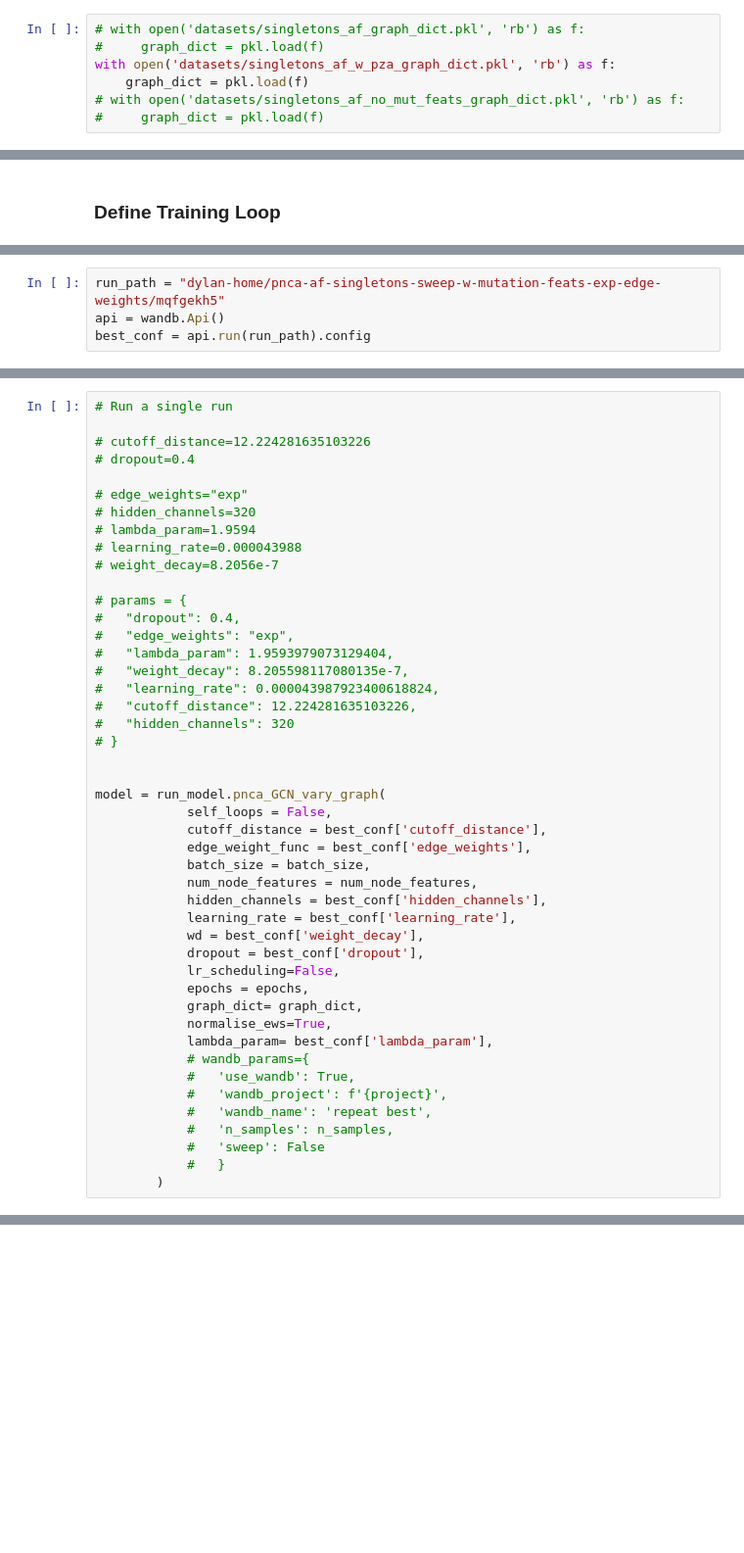
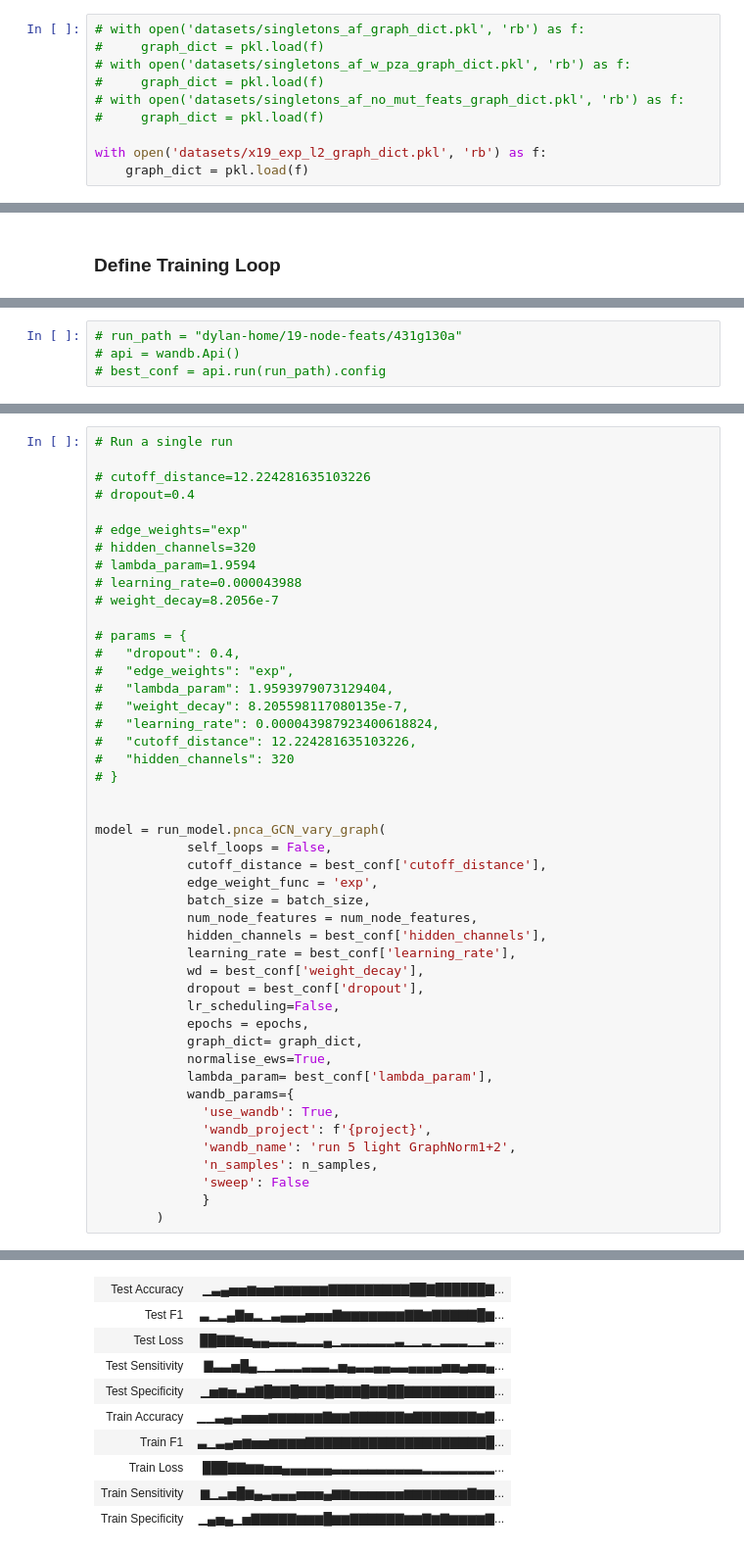
Before and after one commit to fowler-lab/tb-pnca-gnn, a Jupyter notebook: dd_pnca/pnca_af_singletons_sweep.ipynb, the cells around one changed output, grey strips where cells are left out. Shown at 98% size. Saved outputs shown, nothing was run; the diff lists cells and outputs as text; blank space fills up the shorter version.

```diff
--- a/dd_pnca/pnca_af_singletons_sweep.ipynb
+++ b/dd_pnca/pnca_af_singletons_sweep.ipynb
@@ -45,10 +45,13 @@ True
 # %%
 # with open('datasets/singletons_af_graph_dict.pkl', 'rb') as f:
 #     graph_dict = pkl.load(f)
-with open('datasets/singletons_af_w_pza_graph_dict.pkl', 'rb') as f:
-    graph_dict = pkl.load(f)
+# with open('datasets/singletons_af_w_pza_graph_dict.pkl', 'rb') as f:
+#     graph_dict = pkl.load(f)
 # with open('datasets/singletons_af_no_mut_feats_graph_dict.pkl', 'rb') as f:
 #     graph_dict = pkl.load(f)
+
+with open('datasets/x19_exp_l2_graph_dict.pkl', 'rb') as f:
+    graph_dict = pkl.load(f)
 # %%
 len(graph_dict['train']) + len(graph_dict['test'])
 # %% [output]
@@ -193,4 +232,4 @@ Sweep URL: https://wandb.ai/dylan-home/pnca-af-singletons-sweep-w-mutation-feats
 # %%
-run_path = "dylan-home/pnca-af-singletons-sweep-w-mutation-feats-exp-edge-weights/mqfgekh5"
-api = wandb.Api()
-best_conf = api.run(run_path).config
+# run_path = "dylan-home/19-node-feats/431g130a"
+# api = wandb.Api()
+# best_conf = api.run(run_path).config
@@ -230,7 +270,7 @@ best_conf
 model = run_model.pnca_GCN_vary_graph(
             self_loops = False,
             cutoff_distance = best_conf['cutoff_distance'],
-            edge_weight_func = best_conf['edge_weights'],
+            edge_weight_func = 'exp',
             batch_size = batch_size,
             num_node_features = num_node_features,
             hidden_channels = best_conf['hidden_channels'],
@@ -242,12 +282,12 @@ model = run_model.pnca_GCN_vary_graph(
             graph_dict= graph_dict,
             normalise_ews=True,
             lambda_param= best_conf['lambda_param'],
-            # wandb_params={
-            #   'use_wandb': True,
-            #   'wandb_project': f'{project}',
-            #   'wandb_name': 'repeat best',
-            #   'n_samples': n_samples,
-            #   'sweep': False
-            #   }
+            wandb_params={
+              'use_wandb': True,
+              'wandb_project': f'{project}',
+              'wandb_name': 'run 5 light GraphNorm1+2',
+              'n_samples': n_samples,
+              'sweep': False
+              }
         )
 # %% [output]
@@ -270,0 +321,10 @@ Early stopping triggered.
+| Test Accuracy | ▁▃▄▅▅▆▅▅▆▆▆▆▆▆▇▇▇▇▇▇▇▇▇██▇██████▇... |
+| Test F1 | ▃▁▂▄▇▅▂▁▃▄▄▄▅▅▅▇▆▆▆▆▆▆▆▇▇▆▇▇▇▇▇█▆... |
+| Test Loss | ██▇▇▆▅▄▄▃▃▃▂▂▂▄▁▂▂▂▂▂▂▃▁▁▂▁▂▂▂▁▁▃... |
+| Test Sensitivity | ▇▃▃▅█▄▁▁▂▂▂▃▃▃▂▅▄▃▃▄▄▃▃▄▄▄▄▅▅▄▅▅▄... |
+| Test Specificity | ▁▅▆▅▃▆▇█▇▇█▇▇▇█▇▇▇█▇▇██▇▇▇▇▇▇▇▇▇▇... |
+| Train Accuracy | ▁▁▃▄▃▅▅▅▆▆▆▆▆▆▇▆▆▇▇▇▇▇▇▆▇▇▇▇▇▇▇▆▇... |
+| Train F1 | ▃▁▃▄▅▆▅▅▆▆▆▆▇▇▇▇▇▇▇▇▇▇▇▇▇▇▇▇▇▇▇▇█... |
+| Train Loss | ███▇▇▆▆▅▅▄▄▄▄▄▄▃▃▃▃▃▃▃▃▃▃▂▂▂▂▂▂▂▂... |
+| Train Sensitivity | ▆▁▂▅█▆▄▃▄▄▄▅▅▅▄▆▆▅▅▅▅▅▅▆▆▆▆▆▆▆▇▆▆... |
+| Train Specificity | ▁▄▅▄▁▅▇▇▇▇▇▆▆▆█▆▆▇▇▇▇▇▇▆▆▇▆▇▆▆▆▆▇... |
```
Also changed, not shown: parts of 13 cells of this notebook, 7 other files.
